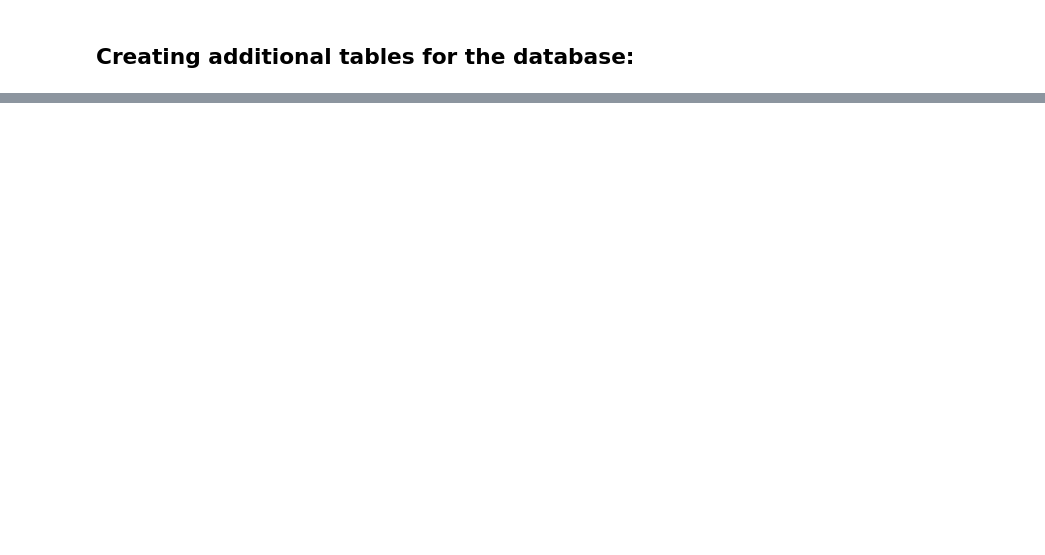
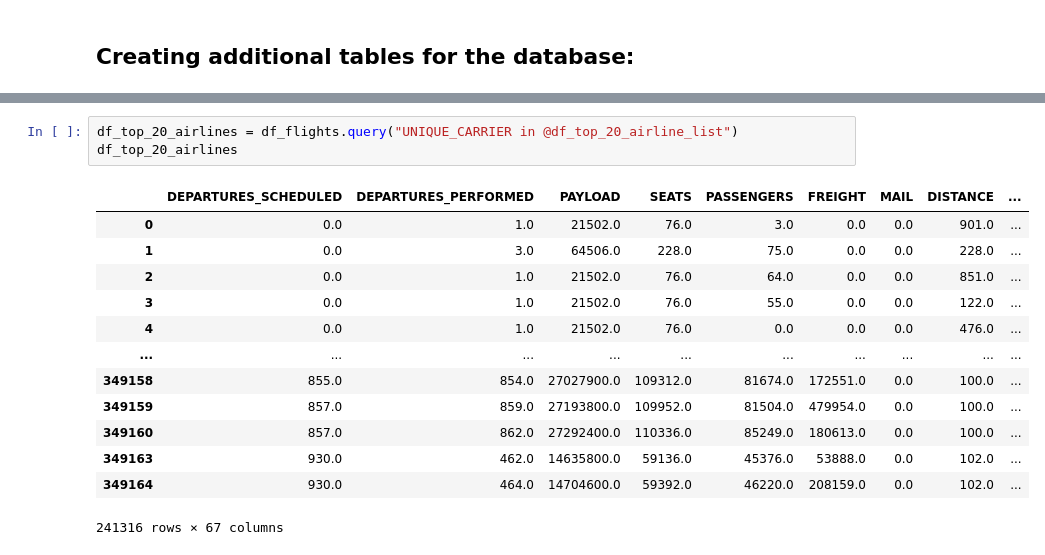
Before and after one commit to kburchfiel/kburchfiel-dash-plotly-demo, a Jupyter notebook: elephantsql_database_builder.ipynb, the cells around one changed output, grey strips where cells are left out. Drawn from its saved outputs; the diff is of its cells as text; blank space fills up the shorter version.

```diff
--- a/elephantsql_database_builder.ipynb
+++ b/elephantsql_database_builder.ipynb
@@ -74,0 +345,17 @@ df_top_20_airlines
+# %%
+df_top_20_airlines = df_flights.query("UNIQUE_CARRIER in @df_top_20_airline_list")
+df_top_20_airlines
+# %% [output]
+|  | DEPARTURES_SCHEDULED | DEPARTURES_PERFORMED | PAYLOAD | SEATS | PASSENGERS | FREIGHT | MAIL | DISTANCE | ... |
+| 0 | 0.0 | 1.0 | 21502.0 | 76.0 | 3.0 | 0.0 | 0.0 | 901.0 | ... |
+| 1 | 0.0 | 3.0 | 64506.0 | 228.0 | 75.0 | 0.0 | 0.0 | 228.0 | ... |
+| 2 | 0.0 | 1.0 | 21502.0 | 76.0 | 64.0 | 0.0 | 0.0 | 851.0 | ... |
+| 3 | 0.0 | 1.0 | 21502.0 | 76.0 | 55.0 | 0.0 | 0.0 | 122.0 | ... |
+| 4 | 0.0 | 1.0 | 21502.0 | 76.0 | 0.0 | 0.0 | 0.0 | 476.0 | ... |
+| ... | ... | ... | ... | ... | ... | ... | ... | ... | ... |
+| 349158 | 855.0 | 854.0 | 27027900.0 | 109312.0 | 81674.0 | 172551.0 | 0.0 | 100.0 | ... |
+| 349159 | 857.0 | 859.0 | 27193800.0 | 109952.0 | 81504.0 | 479954.0 | 0.0 | 100.0 | ... |
+| 349160 | 857.0 | 862.0 | 27292400.0 | 110336.0 | 85249.0 | 180613.0 | 0.0 | 100.0 | ... |
+| 349163 | 930.0 | 462.0 | 14635800.0 | 59136.0 | 45376.0 | 53888.0 | 0.0 | 102.0 | ... |
+| 349164 | 930.0 | 464.0 | 14704600.0 | 59392.0 | 46220.0 | 208159.0 | 0.0 | 102.0 | ... |
+241316 rows × 67 columns
```
Also changed, not shown: parts of 40 cells of this notebook, 6 other files.
